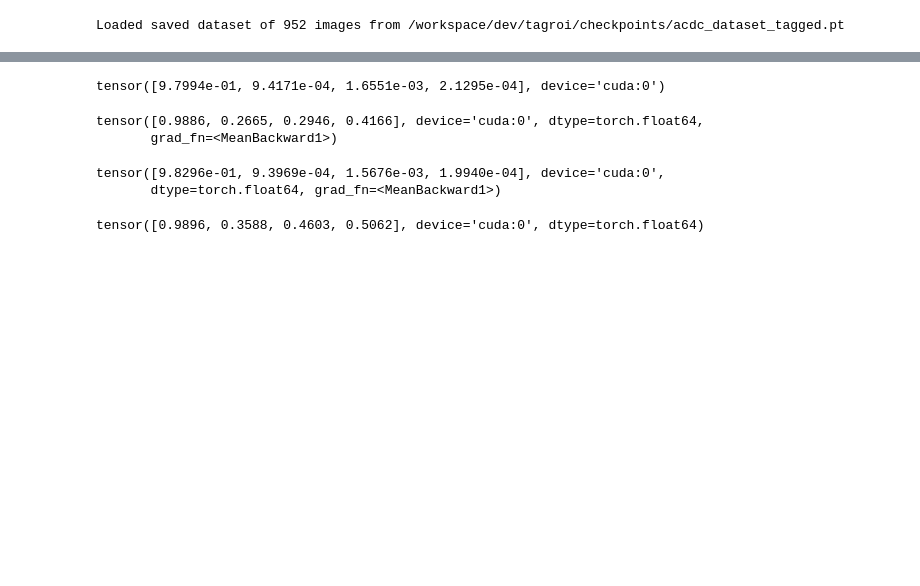
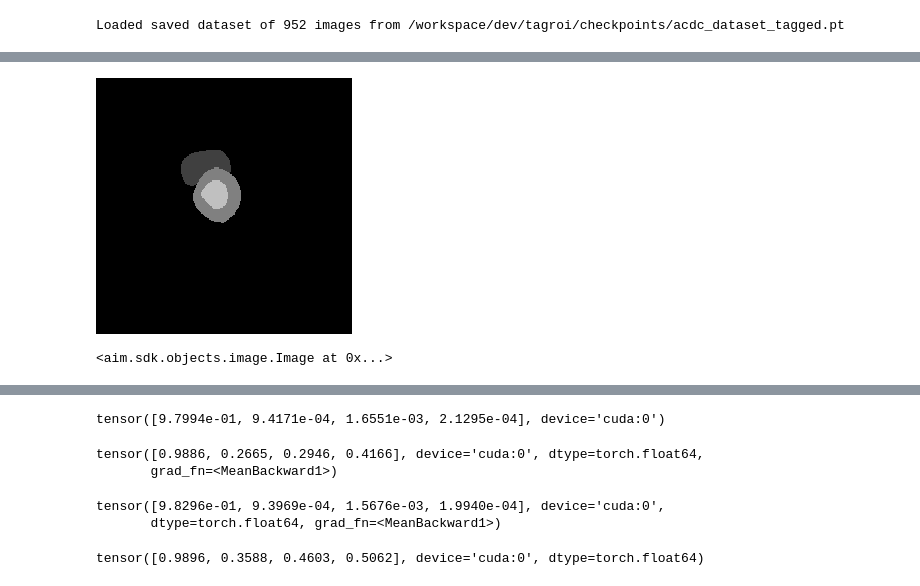
Before and after one commit to arnauddhaene/tagroi, a Jupyter notebook: notebooks/debug.ipynb, the cells around one changed output, grey strips where cells are left out. Saved outputs shown, nothing was run; the diff lists cells and outputs as text; code cells hidden in the pictures; blank space fills up the shorter version.

```diff
--- a/notebooks/debug.ipynb
+++ b/notebooks/debug.ipynb
@@ -44,0 +58,8 @@ model = model.to(device)
+# %%
+PIL.Image.fromarray(targets.detach().cpu().numpy()[5].astype('uint8') * round(256 / 4))
+# %% [output]
+[figure, added]
+# %%
+aim.Image(targets.detach().cpu().numpy()[5].astype('uint8') * round(256 / 4))
+# %% [output]
+<aim.sdk.objects.image.Image at 0x...>
```
Also changed, not shown: parts of 5 cells of this notebook, 8 other files.
